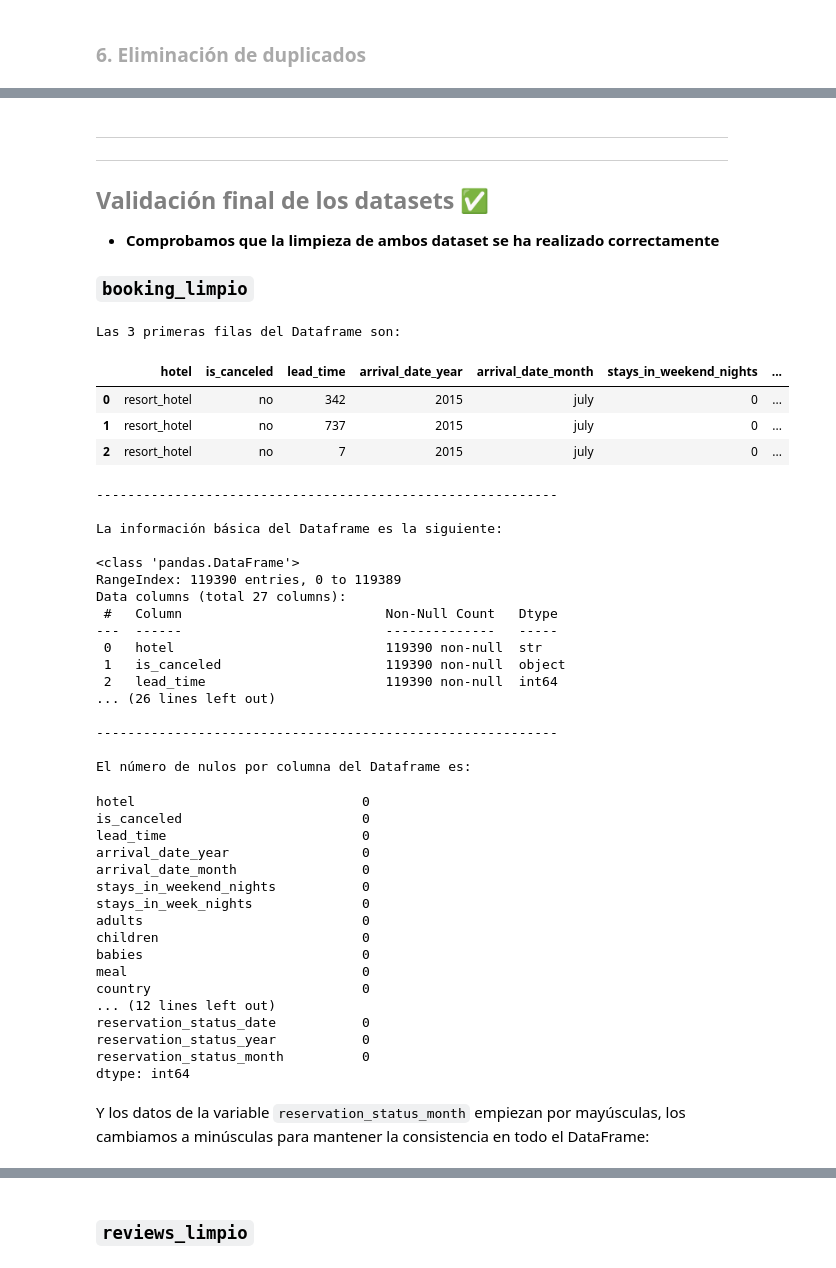
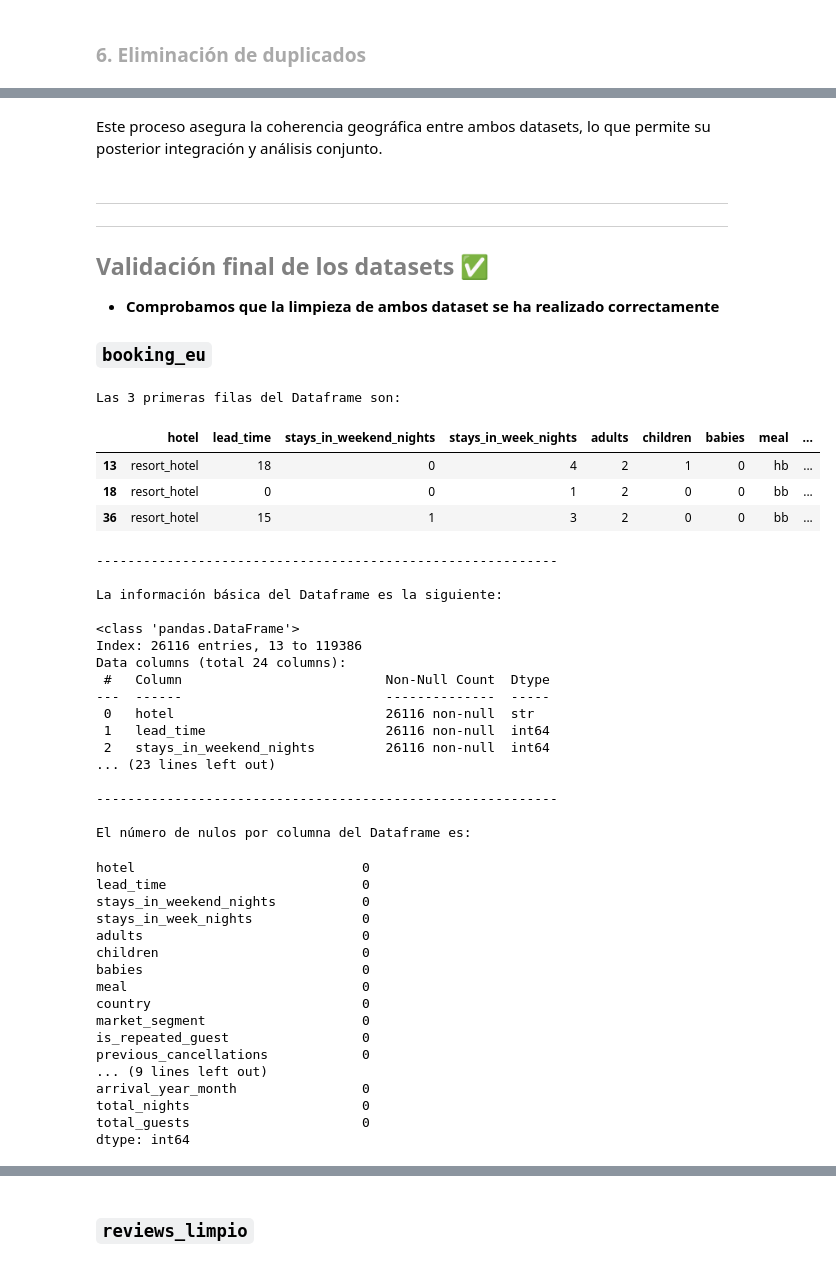
Before and after one commit to lorenalopezarenas/Booking_Reviews, a Jupyter notebook: notebooks/02. Limpieza.ipynb, the cells around one changed output, grey strips where cells are left out. Drawn from its saved outputs; the diff is of its cells as text; code cells hidden in the pictures.

```diff
--- a/notebooks/02. Limpieza.ipynb
+++ b/notebooks/02. Limpieza.ipynb
@@ -373,0 +295,2 @@ reviews_limpio = reviews_limpio.drop_duplicates()
+# %%
+reviews_limpio['review_year_month'] = reviews_limpio['review_date'].dt.strftime('%Y-%m')
@@ -373,0 +325,3 @@ reviews_limpio = reviews_limpio.drop_duplicates()
+# %%
+reviews_limpio = eliminar_columns(
+    reviews_limpio, ["hotel_address", "review_date", "positive_review", "negative_review", "tags"])
@@ -373,0 +335,3 @@ reviews_limpio = reviews_limpio.drop_duplicates()
+# %%
+# Creamos la copia
+booking_eu = booking_limpio.copy()
@@ -374,3 +341,13 @@ reviews_limpio = reviews_limpio.drop_duplicates()
+# %%
+# Lista de países únicos del dataset de reseñas
+eu_countries = reviews_limpio['country'].unique()
+
+# Filtrado del dataset de reservas
+booking_eu = booking_eu[
+    booking_eu['country'].isin(eu_countries)
+]
+# %% [markdown]
+Este proceso asegura la coherencia geográfica entre ambos datasets, lo que permite su posterior integración y análisis conjunto.
 # %% [markdown]
 ---
 ---
@@ -379,38 +356,35 @@ reviews_limpio = reviews_limpio.drop_duplicates()
 - **Comprobamos que la limpieza de ambos dataset se ha realizado correctamente**
 
 
-### **`booking_limpio`**
+### **`booking_eu`**
 # %%
 # Llamamos a la función analisis_rapido guardada en el archivo de soporte
-analisis_rapido(booking_limpio)
+analisis_rapido(booking_eu)
 # %% [output]
 Las 3 primeras filas del Dataframe son:
-|  | hotel | is_canceled | lead_time | arrival_date_year | arrival_date_month | stays_in_weekend_nights | ... |
-| 0 | resort_hotel | no | 342 | 2015 | july | 0 | ... |
-| 1 | resort_hotel | no | 737 | 2015 | july | 0 | ... |
-| 2 | resort_hotel | no | 7 | 2015 | july | 0 | ... |
+|  | hotel | lead_time | stays_in_weekend_nights | stays_in_week_nights | adults | children | babies | meal | ... |
+| 13 | resort_hotel | 18 | 0 | 4 | 2 | 1 | 0 | hb | ... |
+| 18 | resort_hotel | 0 | 0 | 1 | 2 | 0 | 0 | bb | ... |
+| 36 | resort_hotel | 15 | 1 | 3 | 2 | 0 | 0 | bb | ... |
 -----------------------------------------------------------
 
 La información básica del Dataframe es la siguiente:
 
 <class 'pandas.DataFrame'>
-RangeIndex: 119390 entries, 0 to 119389
-Data columns (total 27 columns):
- #   Column                          Non-Null Count   Dtype
----  ------                          --------------   -----
- 0   hotel                           119390 non-null  str
- 1   is_canceled                     119390 non-null  object
- 2   lead_time                       119390 non-null  int64
-... (26 lines left out)
+Index: 26116 entries, 13 to 119386
+Data columns (total 24 columns):
+ #   Column                          Non-Null Count  Dtype
+---  ------                          --------------  -----
+ 0   hotel                           26116 non-null  str
+ 1   lead_time                       26116 non-null  int64
+ 2   stays_in_weekend_nights         26116 non-null  int64
+... (23 lines left out)
 
 -----------------------------------------------------------
 
 El número de nulos por columna del Dataframe es:
 hotel                             0
-is_canceled                       0
 lead_time                         0
-arrival_date_year                 0
-arrival_date_month                0
 stays_in_weekend_nights           0
 stays_in_week_nights              0
 adults                            0
@@ -418,10 +392,11 @@ children                          0
 babies                            0
 meal                              0
 country                           0
-... (12 lines left out)
-reservation_status_date           0
-reservation_status_year           0
-reservation_status_month          0
+market_segment                    0
+is_repeated_guest                 0
+previous_cancellations            0
+... (9 lines left out)
+arrival_year_month                0
+total_nights                      0
+total_guests                      0
 dtype: int64
-# %% [markdown]
-Y los datos de la variable `reservation_status_month` empiezan por mayúsculas, los cambiamos a minúsculas para mantener la consistencia en todo el DataFrame:
```
Also changed, not shown: parts of 100 cells of this notebook, 1 other file.
